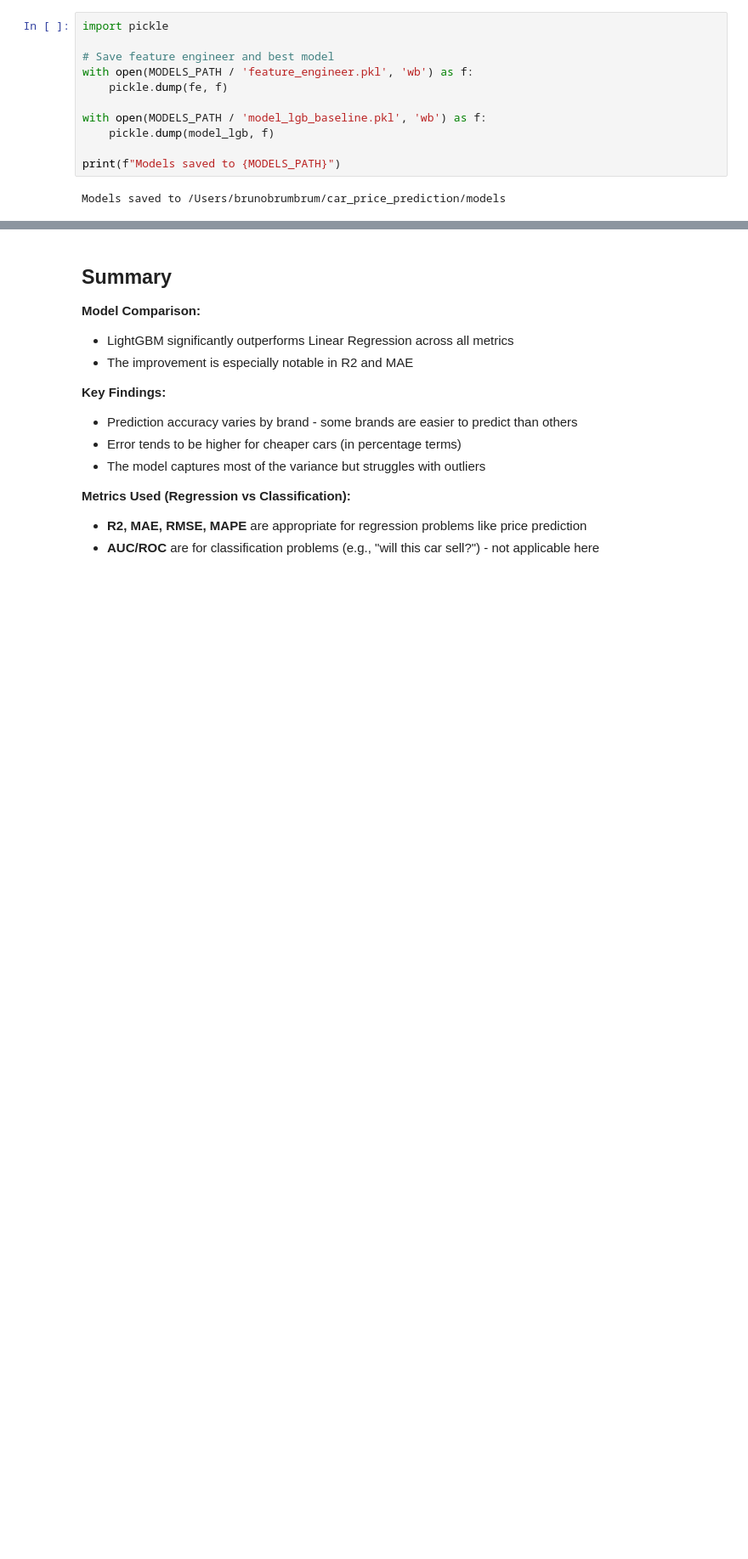
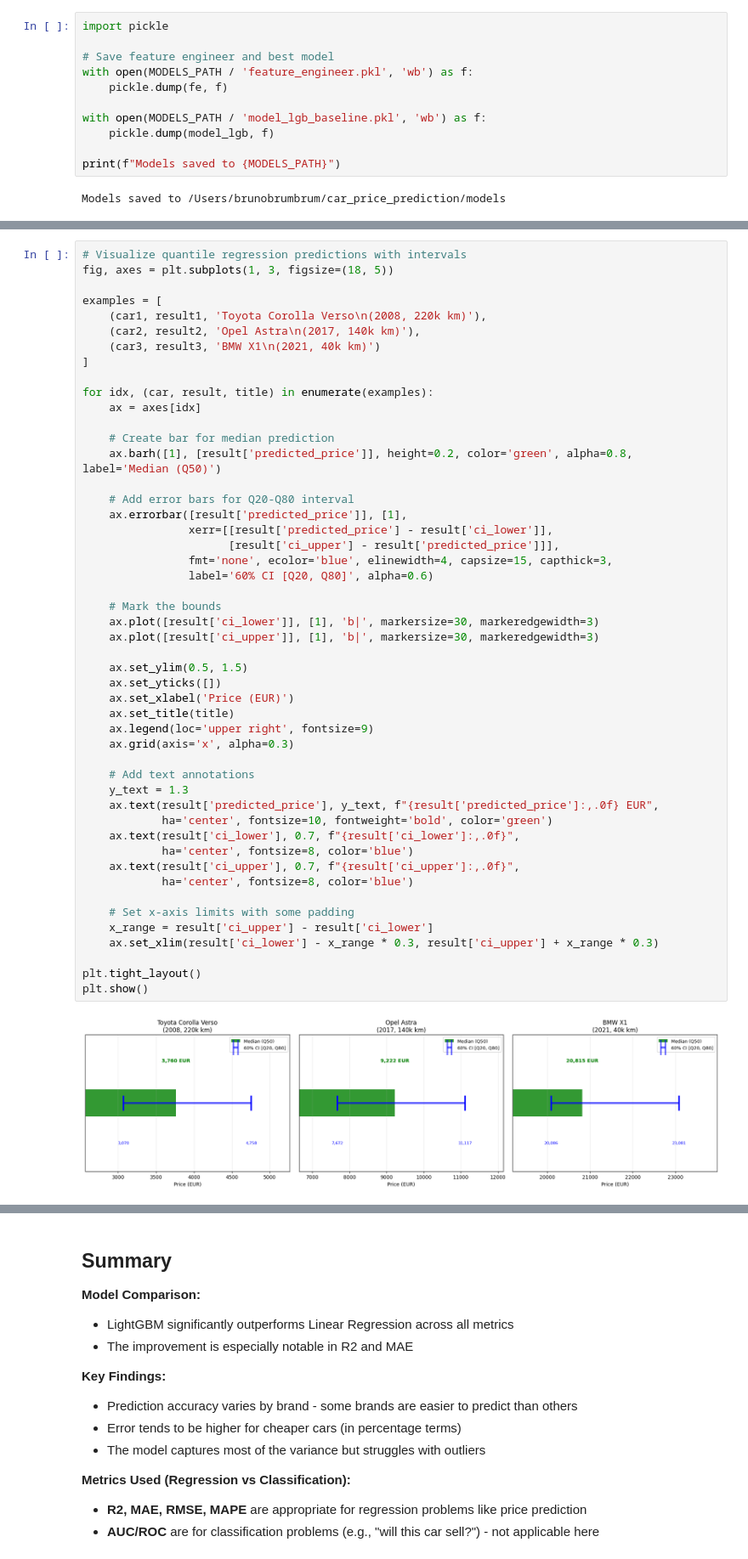
Before and after one commit to brunothefirst/car_price_prediction, a Jupyter notebook: notebooks/04_basic_modeling.ipynb, the cells around one changed output, grey strips where cells are left out. Shown at 85% size. Cells and saved outputs as stored; diff of their text form; blank space fills up the shorter version.

```diff
--- a/notebooks/04_basic_modeling.ipynb
+++ b/notebooks/04_basic_modeling.ipynb
@@ -767,0 +1214,51 @@ Models saved to /Users/brunobrumbrum/car_price_prediction/models
+# %%
+# Visualize quantile regression predictions with intervals
+fig, axes = plt.subplots(1, 3, figsize=(18, 5))
+
+examples = [
+    (car1, result1, 'Toyota Corolla Verso\n(2008, 220k km)'),
+    (car2, result2, 'Opel Astra\n(2017, 140k km)'),
+    (car3, result3, 'BMW X1\n(2021, 40k km)')
+]
+
+for idx, (car, result, title) in enumerate(examples):
+    ax = axes[idx]
+
+    # Create bar for median prediction
+    ax.barh([1], [result['predicted_price']], height=0.2, color='green', alpha=0.8, label='Median (Q50)')
+
+    # Add error bars for Q20-Q80 interval
+    ax.errorbar([result['predicted_price']], [1],
+                xerr=[[result['predicted_price'] - result['ci_lower']],
+                      [result['ci_upper'] - result['predicted_price']]],
+                fmt='none', ecolor='blue', elinewidth=4, capsize=15, capthick=3,
+                label='60% CI [Q20, Q80]', alpha=0.6)
+
+    # Mark the bounds
+    ax.plot([result['ci_lower']], [1], 'b|', markersize=30, markeredgewidth=3)
+    ax.plot([result['ci_upper']], [1], 'b|', markersize=30, markeredgewidth=3)
+
+    ax.set_ylim(0.5, 1.5)
+    ax.set_yticks([])
+    ax.set_xlabel('Price (EUR)')
+    ax.set_title(title)
+    ax.legend(loc='upper right', fontsize=9)
+    ax.grid(axis='x', alpha=0.3)
+
+    # Add text annotations
+    y_text = 1.3
+    ax.text(result['predicted_price'], y_text, f"{result['predicted_price']:,.0f} EUR",
+            ha='center', fontsize=10, fontweight='bold', color='green')
+    ax.text(result['ci_lower'], 0.7, f"{result['ci_lower']:,.0f}",
+            ha='center', fontsize=8, color='blue')
+    ax.text(result['ci_upper'], 0.7, f"{result['ci_upper']:,.0f}",
+            ha='center', fontsize=8, color='blue')
+
+    # Set x-axis limits with some padding
+    x_range = result['ci_upper'] - result['ci_lower']
+    ax.set_xlim(result['ci_lower'] - x_range * 0.3, result['ci_upper'] + x_range * 0.3)
+
+plt.tight_layout()
+plt.show()
+# %% [output]
+[figure, added]
```
Also changed, not shown: parts of 31 cells of this notebook, 2 other files.
